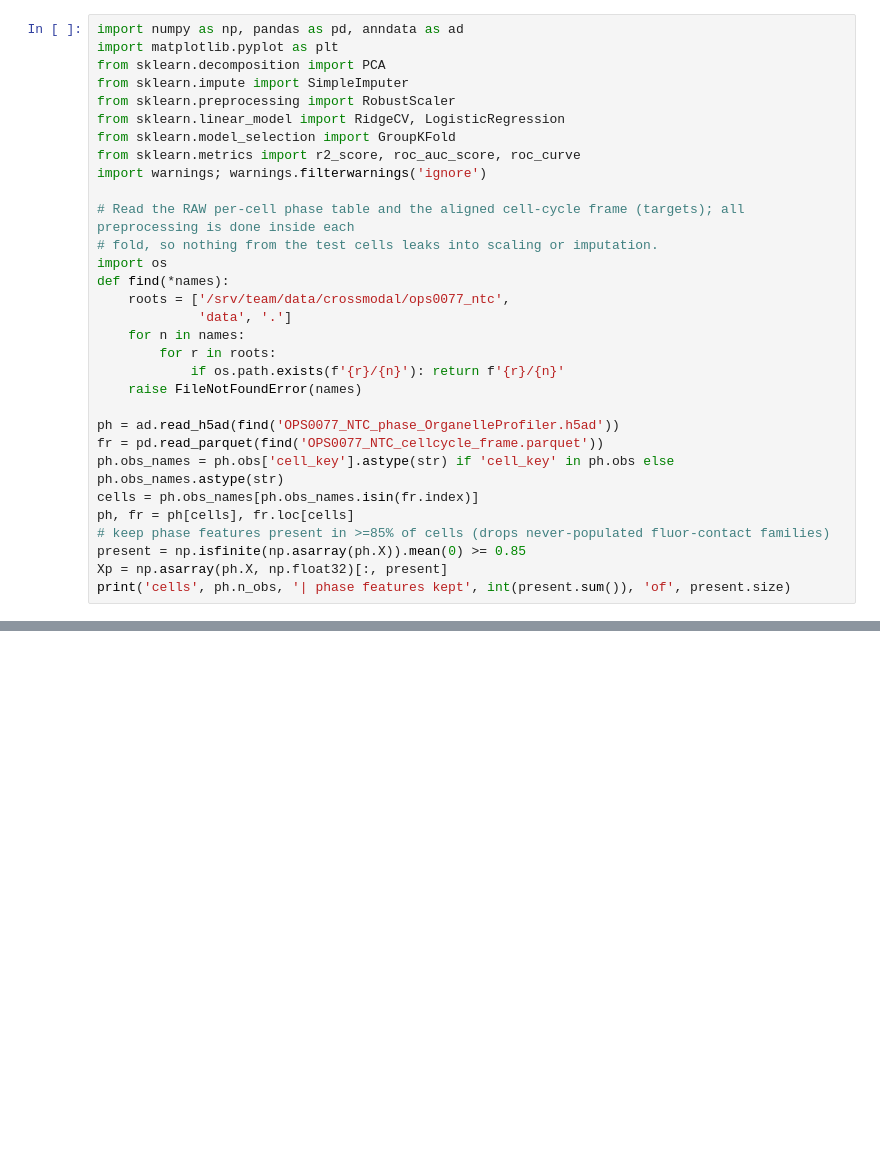
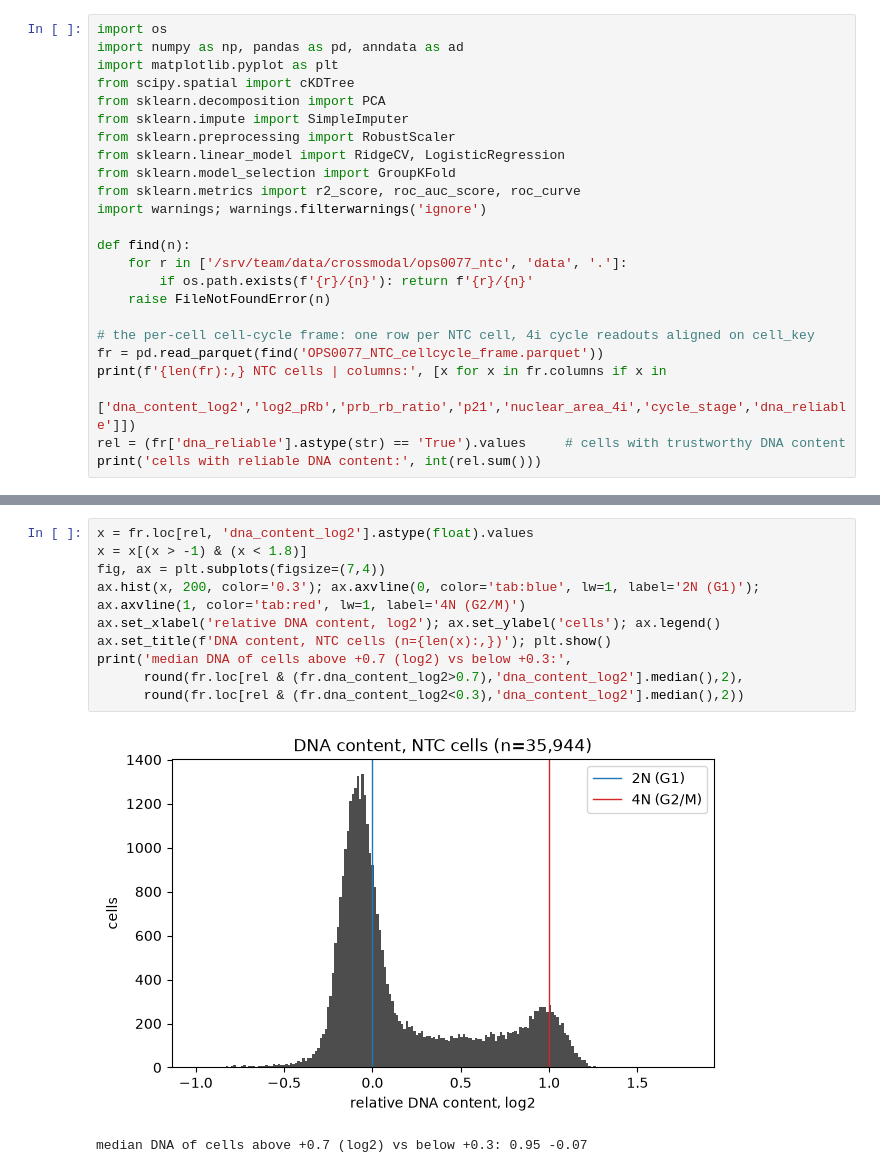
Before and after one commit to talha1369/cytodata-altair-crossmodal, a Jupyter notebook: phase_to_cell_cycle.ipynb, the cells around one changed output, grey strips where cells are left out. Saved outputs shown, nothing was run; the diff lists cells and outputs as text; blank space fills up the shorter version.

```diff
--- a/phase_to_cell_cycle.ipynb
+++ b/phase_to_cell_cycle.ipynb
@@ -16,6 +36,8 @@ train and test), and compare against a cell-size-only baseline and a shuffled-la
 # %%
+import os
 import numpy as np, pandas as pd, anndata as ad
 import matplotlib.pyplot as plt
+from scipy.spatial import cKDTree
 from sklearn.decomposition import PCA
 from sklearn.impute import SimpleImputer
 from sklearn.preprocessing import RobustScaler
@@ -24,24 +46,15 @@ from sklearn.model_selection import GroupKFold
 from sklearn.metrics import r2_score, roc_auc_score, roc_curve
 import warnings; warnings.filterwarnings('ignore')
 
-# Read the RAW per-cell phase table and the aligned cell-cycle frame (targets); all preprocessing is done inside each
-# fold, so nothing from the test cells leaks into scaling or imputation.
-import os
-def find(*names):
-    roots = ['/srv/team/data/crossmodal/ops0077_ntc',
-             'data', '.']
-    for n in names:
-        for r in roots:
-            if os.path.exists(f'{r}/{n}'): return f'{r}/{n}'
-    raise FileNotFoundError(names)
+def find(n):
+    for r in ['/srv/team/data/crossmodal/ops0077_ntc', 'data', '.']:
+        if os.path.exists(f'{r}/{n}'): return f'{r}/{n}'
+    raise FileNotFoundError(n)
 
-ph = ad.read_h5ad(find('OPS0077_NTC_phase_OrganelleProfiler.h5ad'))
+# the per-cell cell-cycle frame: one row per NTC cell, 4i cycle readouts aligned on cell_key
 fr = pd.read_parquet(find('OPS0077_NTC_cellcycle_frame.parquet'))
-ph.obs_names = ph.obs['cell_key'].astype(str) if 'cell_key' in ph.obs else ph.obs_names.astype(str)
-cells = ph.obs_names[ph.obs_names.isin(fr.index)]
-ph, fr = ph[cells], fr.loc[cells]
-# keep phase features present in >=85% of cells (drops never-populated fluor-contact families)
-present = np.isfinite(np.asarray(ph.X)).mean(0) >= 0.85
-Xp = np.asarray(ph.X, np.float32)[:, present]
-print('cells', ph.n_obs, '| phase features kept', int(present.sum()), 'of', present.size)
+print(f'{len(fr):,} NTC cells | columns:', [x for x in fr.columns if x in
+      ['dna_content_log2','log2_pRb','prb_rb_ratio','p21','nuclear_area_4i','cycle_stage','dna_reliable']])
+rel = (fr['dna_reliable'].astype(str) == 'True').values     # cells with trustworthy DNA content
+print('cells with reliable DNA content:', int(rel.sum()))
 # %% [output]
@@ -73,0 +70,13 @@ RidgeCV for the continuous targets and logistic regression for G1 vs G2/M. Basel
+# %%
+x = fr.loc[rel, 'dna_content_log2'].astype(float).values
+x = x[(x > -1) & (x < 1.8)]
+fig, ax = plt.subplots(figsize=(7,4))
+ax.hist(x, 200, color='0.3'); ax.axvline(0, color='tab:blue', lw=1, label='2N (G1)'); ax.axvline(1, color='tab:red', lw=1, label='4N (G2/M)')
+ax.set_xlabel('relative DNA content, log2'); ax.set_ylabel('cells'); ax.legend()
+ax.set_title(f'DNA content, NTC cells (n={len(x):,})'); plt.show()
+print('median DNA of cells above +0.7 (log2) vs below +0.3:',
+      round(fr.loc[rel & (fr.dna_content_log2>0.7),'dna_content_log2'].median(),2),
+      round(fr.loc[rel & (fr.dna_content_log2<0.3),'dna_content_log2'].median(),2))
+# %% [output]
+[figure, added]
+median DNA of cells above +0.7 (log2) vs below +0.3: 0.95 -0.07
```
Also changed, not shown: parts of 26 cells of this notebook, 5 other files.
